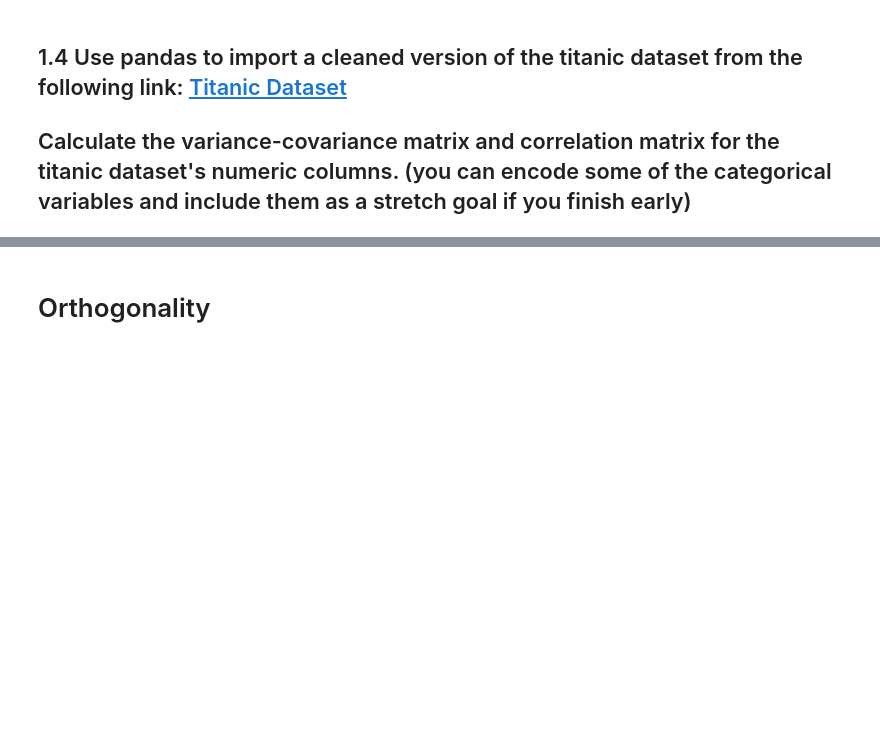
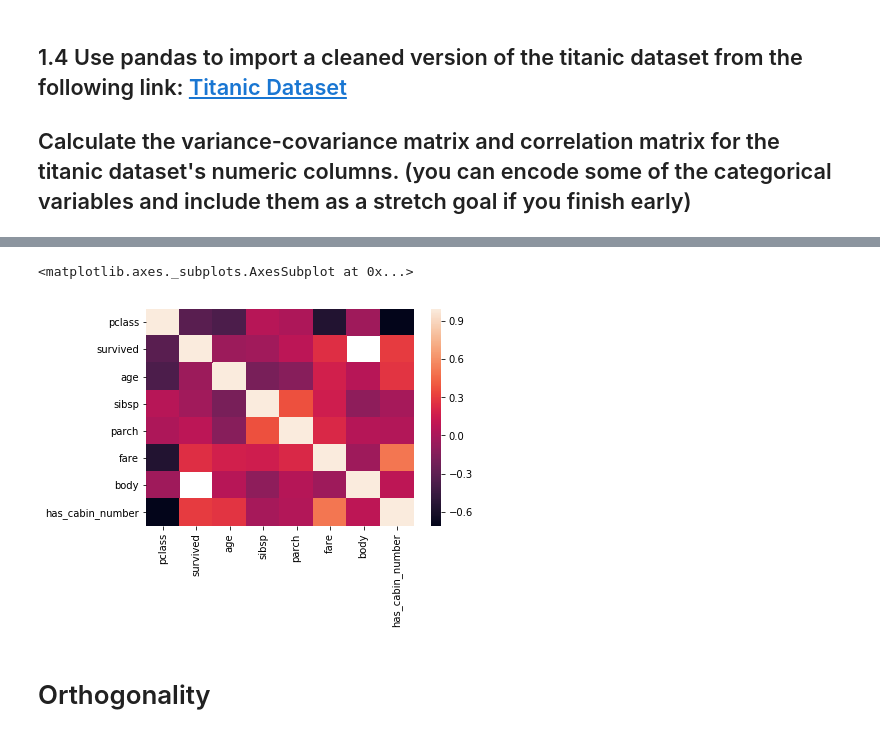
Before and after one commit to erivetna87/DS-Unit-1-Sprint-4-Linear-Algebra, a Jupyter notebook: module2-intermediate-linear-algebra/Intermediate_Linear_Algebra_Assignment.ipynb, the cells around one changed output, grey strips where cells are left out. Cells and saved outputs as stored; diff of their text form; code cells hidden in the pictures; blank space fills up the shorter version.

```diff
--- a/module2-intermediate-linear-algebra/Intermediate_Linear_Algebra_Assignment.ipynb
+++ b/module2-intermediate-linear-algebra/Intermediate_Linear_Algebra_Assignment.ipynb
@@ -209,3 +295,8 @@ Sample std of lw_customers: 17.057326313123664
+# %%
+sns.heatmap(tic_num_df.corr())
+# %% [output]
+<matplotlib.axes._subplots.AxesSubplot at 0x...>
+[figure, added]
 # %% [markdown]
 # Orthogonality
 # %% [markdown]
```
Also changed, not shown: parts of 16 cells of this notebook.
